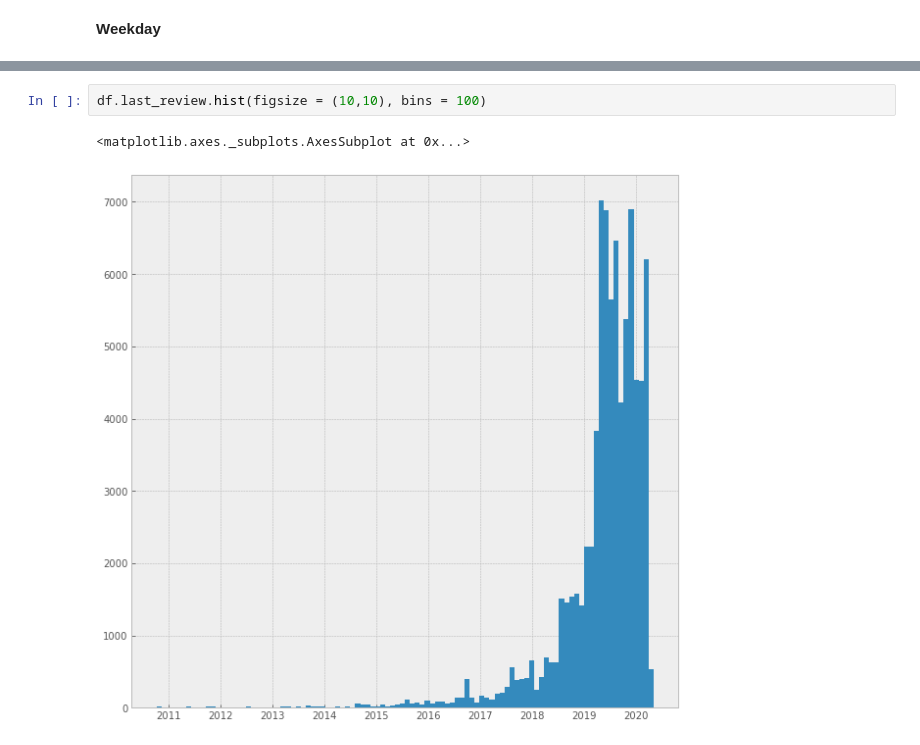
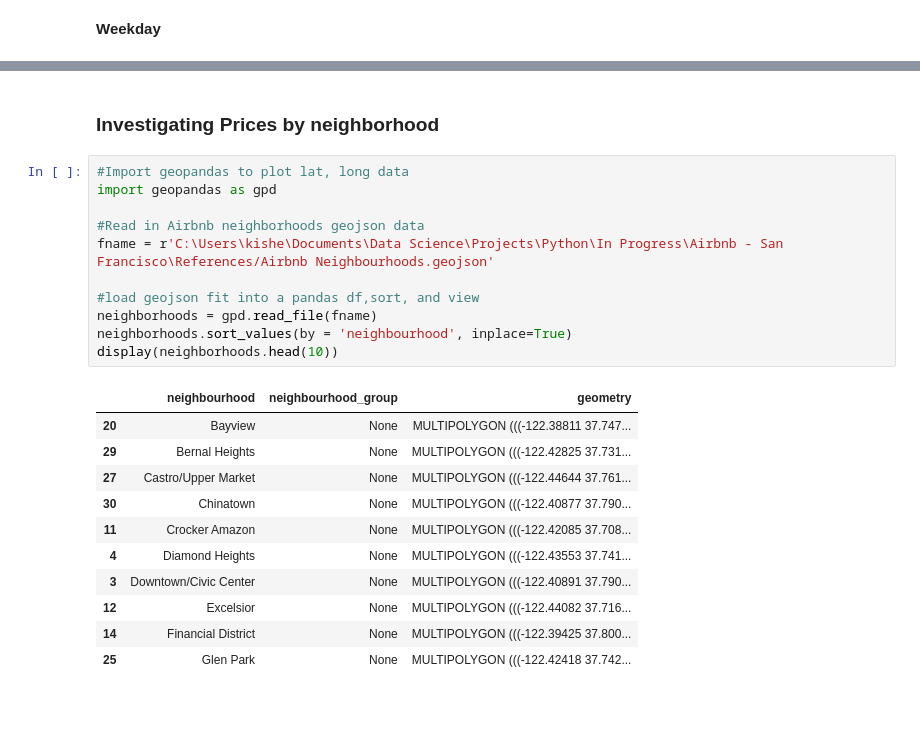
Before and after one commit to KishenSharma6/SF-Airbnb-Analysis, a Jupyter notebook: Project_Codes/02_EDA/2020_0525_Listings_EDA.ipynb, the cells around one changed output, grey strips where cells are left out. Saved outputs shown, nothing was run; the diff lists cells and outputs as text; blank space fills up the shorter version.

```diff
--- a/Project_Codes/02_EDA/2020_0525_Listings_EDA.ipynb
+++ b/Project_Codes/02_EDA/2020_0525_Listings_EDA.ipynb
@@ -202,5 +202,25 @@ Text(0.5, 0, '')
-# %%
-df.last_review.hist(figsize = (10,10), bins = 100)
-# %% [output]
-<matplotlib.axes._subplots.AxesSubplot at 0x...>
-[figure, removed]
+# %% [markdown]
+### Investigating Prices by neighborhood
+# %%
+#Import geopandas to plot lat, long data
+import geopandas as gpd
+
+#Read in Airbnb neighborhoods geojson data
+fname = r'C:\Users\kishe\Documents\Data Science\Projects\Python\In Progress\Airbnb - San Francisco\References/Airbnb Neighbourhoods.geojson'
+
+#load geojson fit into a pandas df,sort, and view
+neighborhoods = gpd.read_file(fname)
+neighborhoods.sort_values(by = 'neighbourhood', inplace=True)
+display(neighborhoods.head(10))
+# %% [output]
+|  | neighbourhood | neighbourhood_group | geometry |
+| 20 | Bayview | None | MULTIPOLYGON (((-122.38811 37.747... |
+| 29 | Bernal Heights | None | MULTIPOLYGON (((-122.42825 37.731... |
+| 27 | Castro/Upper Market | None | MULTIPOLYGON (((-122.44644 37.761... |
+| 30 | Chinatown | None | MULTIPOLYGON (((-122.40877 37.790... |
+| 11 | Crocker Amazon | None | MULTIPOLYGON (((-122.42085 37.708... |
+| 4 | Diamond Heights | None | MULTIPOLYGON (((-122.43553 37.741... |
+| 3 | Downtown/Civic Center | None | MULTIPOLYGON (((-122.40891 37.790... |
+| 12 | Excelsior | None | MULTIPOLYGON (((-122.44082 37.716... |
+| 14 | Financial District | None | MULTIPOLYGON (((-122.39425 37.800... |
+| 25 | Glen Park | None | MULTIPOLYGON (((-122.42418 37.742... |
```
Also changed, not shown: parts of 5 cells of this notebook.
